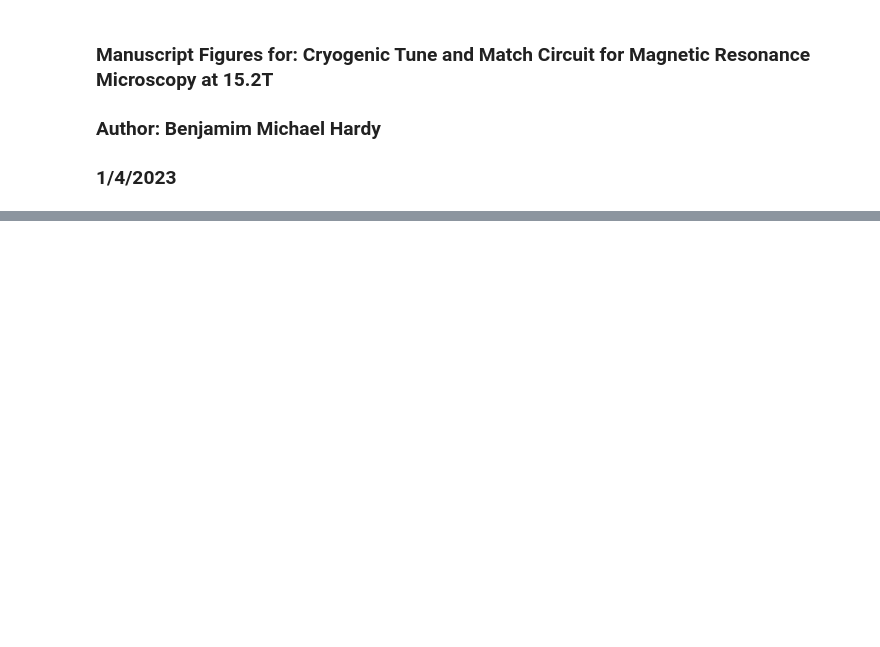
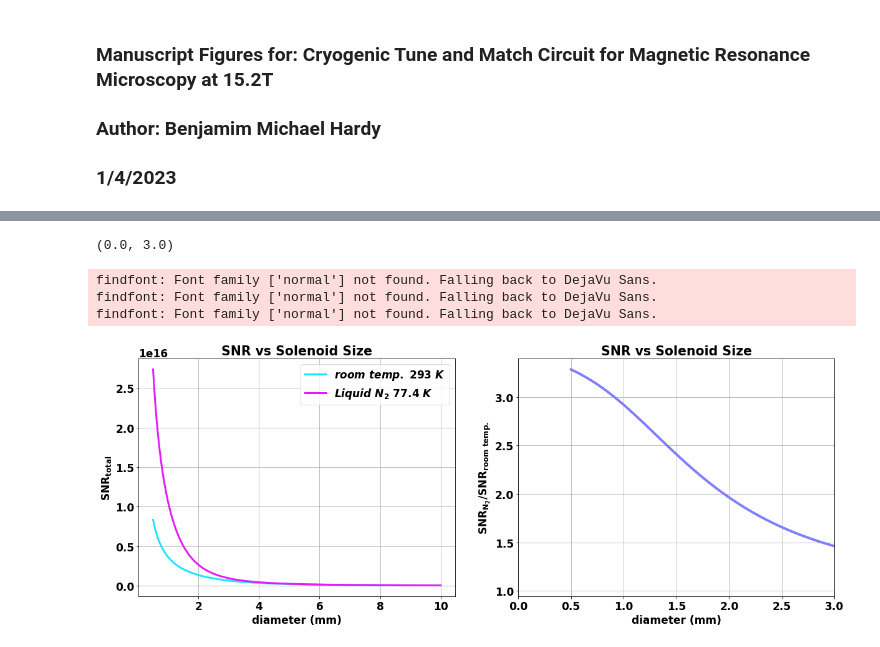
Before and after one commit to benjhardy/Coil_vs_Sample_Noise_MRI, a Jupyter notebook: manuscript_figures.ipynb, the cells around one changed output, grey strips where cells are left out. Saved outputs shown, nothing was run; the diff lists cells and outputs as text; code cells hidden in the pictures; blank space fills up the shorter version.

```diff
--- a/manuscript_figures.ipynb
+++ b/manuscript_figures.ipynb
@@ -22,3 +134,33 @@ matplotlib.rc('font', **font)
+# %%
+# Original prediction cooling entire circuit
+# plots:
+col = plt.cm.cool([0.1,0.9,.5])
+plt.subplots(figsize=(20,7))
+plt.subplot(1,2,1)
+plt.plot(dcoilSizes*1000, snr1_rt,linewidth=3,label=r'$room\ temp.\ 293\ K$',color=col[0])
+plt.plot(dcoilSizes*1000, snr1_ct,linewidth=3,label=r'$Liquid\ N_2\ 77.4\ K$',color=col[1])
+
+plt.xlabel('diameter (mm)',fontweight='bold')
+plt.ylabel(r'$\bfSNR_{total}$',fontweight='bold')
+plt.title('SNR vs Solenoid Size',fontweight='bold')
+plt.grid()
+legend_properties = {'weight':'normal'}
+
+plt.legend(prop=legend_properties)
+
+plt.subplot(1,2,2)
+plt.plot(dcoilSizes*1000, np.divide(snr1_ct,snr1_rt),linewidth=4,color=col[2])
+plt.grid()
+plt.xlabel('diameter (mm)',fontweight='bold')
+plt.ylabel(r'$\bfSNR_{N_2}/SNR_{room\ temp.}$',fontweight='bold')
+plt.title('SNR vs Solenoid Size',fontweight='bold')
+plt.xlim(0,3)
+# %% [output]
+(0.0, 3.0)
+findfont: Font family ['normal'] not found. Falling back to DejaVu Sans.
+findfont: Font family ['normal'] not found. Falling back to DejaVu Sans.
+findfont: Font family ['normal'] not found. Falling back to DejaVu Sans.
+[figure, added]
 # %%
 # Figure x:
 # Demonstrates the estimated SNR increase for a microsolenoid when immersed in Liquid Nitrogen
```
Also changed, not shown: parts of 6 cells of this notebook.
